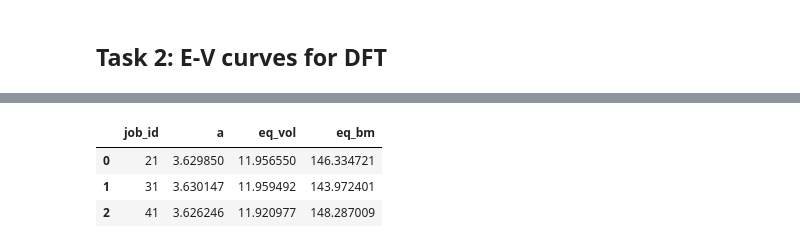
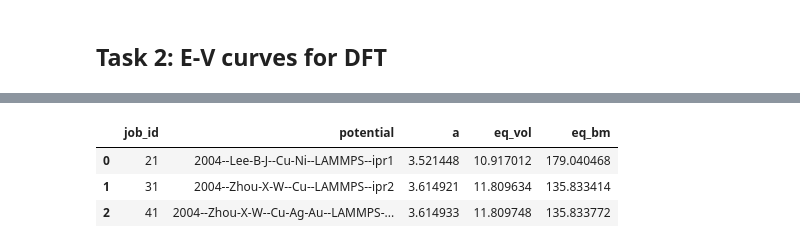
Before and after one commit to pyiron-workshop/potentials-workshop-2021, a Jupyter notebook: day_1/ex_01_introduction_to_pyiron.ipynb, the cells around one changed output, grey strips where cells are left out. Cells and saved outputs as stored; diff of their text form; code cells hidden in the pictures.

```diff
--- a/day_1/ex_01_introduction_to_pyiron.ipynb
+++ b/day_1/ex_01_introduction_to_pyiron.ipynb
@@ -466,7 +449,9 @@ np.linalg.norm(murn_job["output/structure/cell/cell"][0]) * np.sqrt(2)
 # %%
+# A filter function that selects only Murnaghan jobs
 def get_only_murn(job_table):
     return (job_table.hamilton == "Murnaghan") & (job_table.status == "finished")
 
+# Functions to obtain output from Murnaghan jobs
 def get_eq_vol(job_path):
     return job_path["output/equilibrium_volume"]
 
@@ -475,10 +460,14 @@ def get_eq_lp(job_path):
 
 def get_eq_bm(job_path):
     return job_path["output/equilibrium_bulk_modulus"]
+
+def get_potential(job_path):
+    return job_path["lammps_ref/input/potential/Name"]
 # %%
-%%time
+# Creating a pyiron table and processing output
 table = pr_murn.create.table("table_murn", delete_existing_job=True)
 table.db_filter_function = get_only_murn
+table.add["potential"] = get_potential
 table.add["a"] = get_eq_lp
 table.add["eq_vol"] = get_eq_vol
 table.add["eq_bm"] = get_eq_bm
@@ -492,4 +479,4 @@ Wall time: 157 ms
-|  | job_id | a | eq_vol | eq_bm |
-| 0 | 21 | 3.629850 | 11.956550 | 146.334721 |
-| 1 | 31 | 3.630147 | 11.959492 | 143.972401 |
-| 2 | 41 | 3.626246 | 11.920977 | 148.287009 |
+|  | job_id | potential | a | eq_vol | eq_bm |
+| 0 | 21 | 2004--Lee-B-J--Cu-Ni--LAMMPS--ipr1 | 3.521448 | 10.917012 | 179.040468 |
+| 1 | 31 | 2004--Zhou-X-W--Cu--LAMMPS--ipr2 | 3.614921 | 11.809634 | 135.833414 |
+| 2 | 41 | 2004--Zhou-X-W--Cu-Ag-Au--LAMMPS-... | 3.614933 | 11.809748 | 135.833772 |
```
Also changed, not shown: parts of 18 cells of this notebook, 1 other file.
